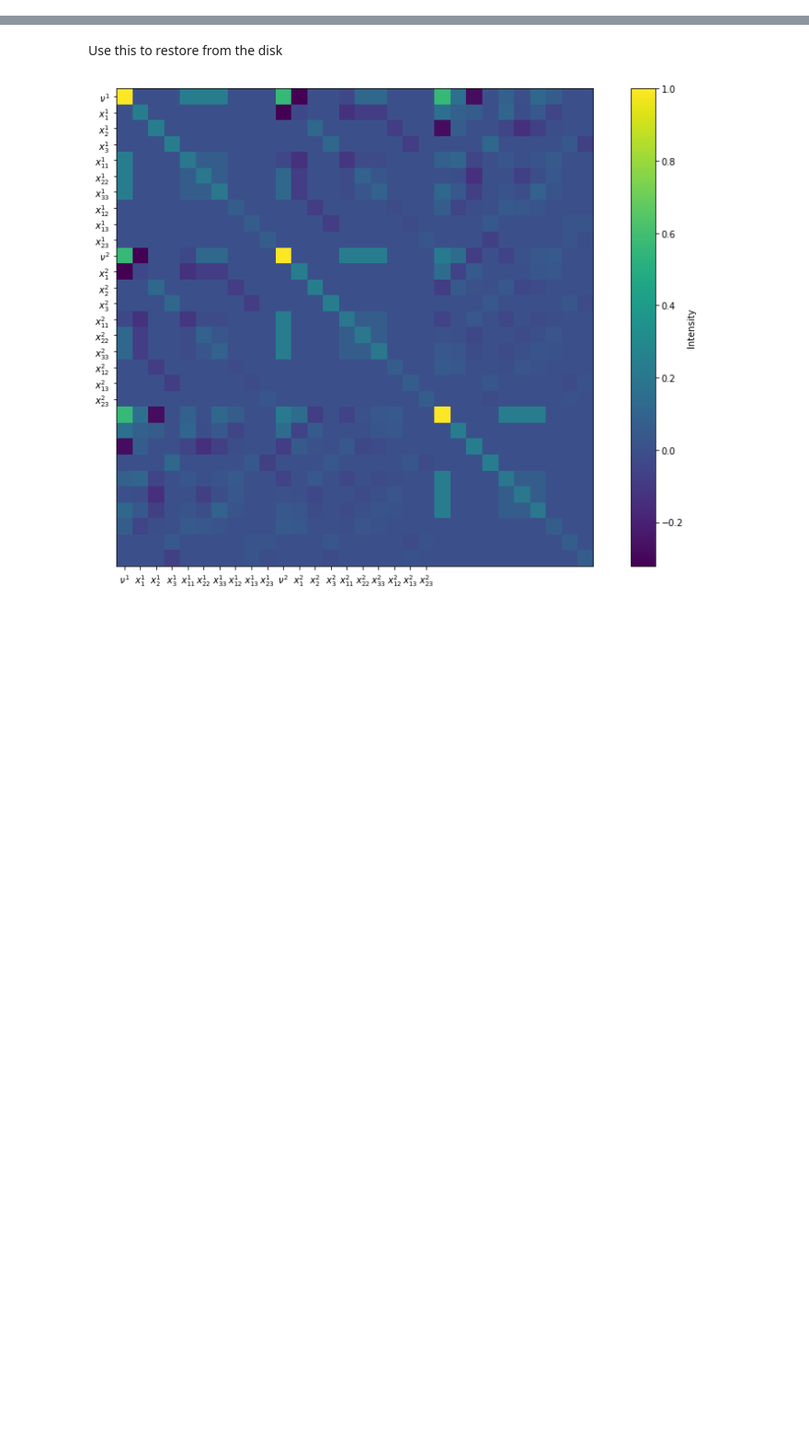
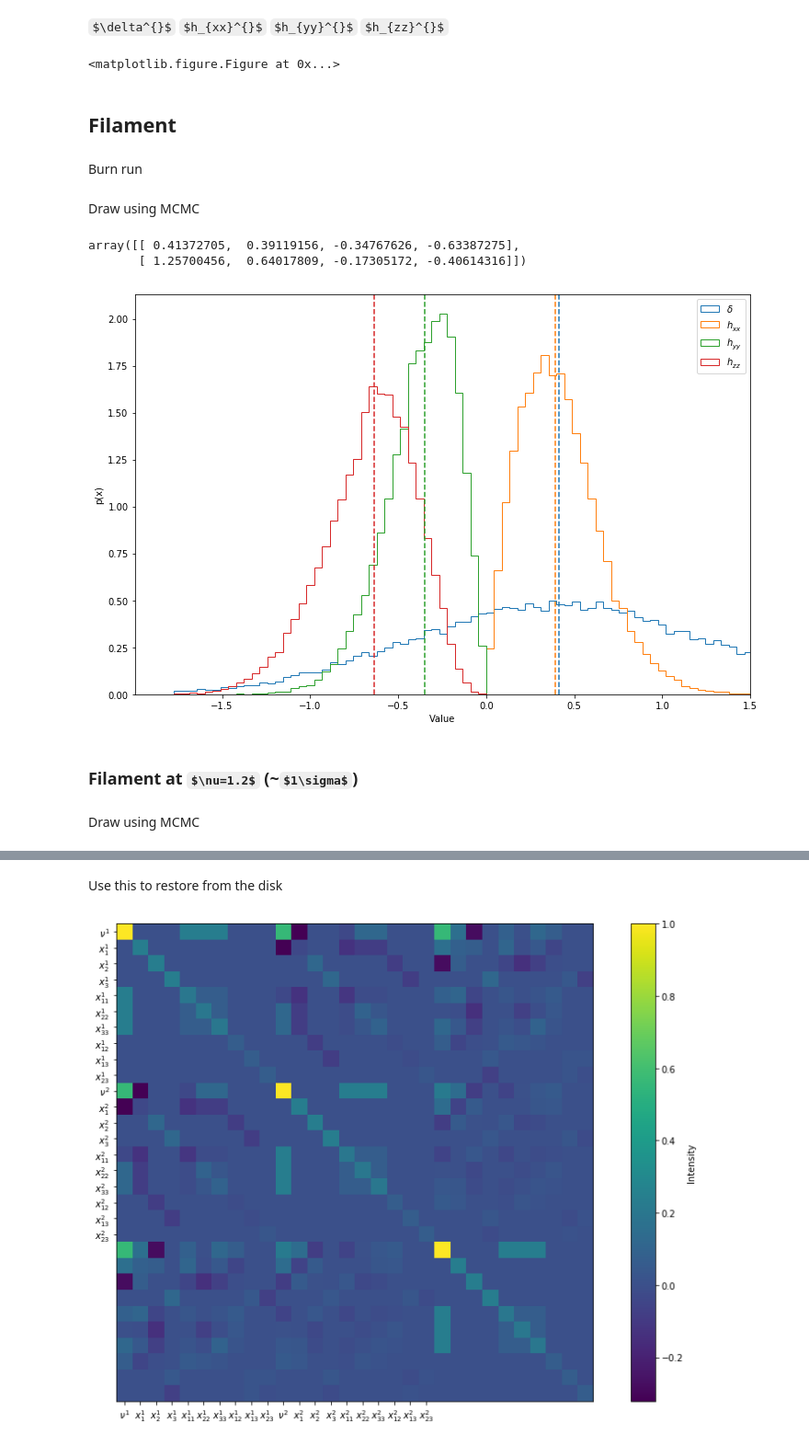
Before and after one commit to cphyc/project_filament_torque, a Jupyter notebook: Non-zero correlation.ipynb, the cells around one changed output, grey strips where cells are left out. Shown: that part at 92% size. Drawn from its saved outputs; the diff is of its cells as text; code cells hidden in the pictures; some formulas as TeX source; blank space fills up the shorter version.

```diff
--- a/Non-zero correlation.ipynb
+++ b/Non-zero correlation.ipynb
@@ -127,0 +377,10 @@ np.savez('covariance.npz', cov=cov, D=D, R=R, Rpts=Rpts, Npts=Npts)
+# %%
+%run code/correlations.py
+C = Correlator()
+D = 0.5    # Mpc/h
+Rwall = 5 # Mpc/h
+Rfil = 5  # Mpc/h
+
+C.add_point([0, 0, 0], ['a'], Rfil)
+C.add_point([D, 0, 0], ['hessian'], Rwall)
+_ = C.cov
@@ -127,0 +432,13 @@ np.savez('covariance.npz', cov=cov, D=D, R=R, Rpts=Rpts, Npts=Npts)
+# %%
+%run code/correlations.py
+C = Correlator()
+R = 5
+C.add_point([0, 0, 0], ['density', 'grad_delta', 'hessian'], R, constrains={
+    'grad_delta': [0, 0, 0],
+    'hessian': [np.nan, np.nan, np.nan, 0, 0, 0],
+}, name='')
+mean, cov = C.mean_c, C.cov_c
+display(Markdown('  '.join(C.labels_c)))
+# %% [output]
+$\delta^{}$  $h_{xx}^{}$  $h_{yy}^{}$  $h_{zz}^{}$
+<matplotlib.figure.Figure at 0x...>
@@ -127,0 +488,26 @@ np.savez('covariance.npz', cov=cov, D=D, R=R, Rpts=Rpts, Npts=Npts)
+# %% [markdown]
+## Filament
+# %% [markdown]
+Burn run
+# %%
+sampler = emcee.EnsembleSampler(nwalkers, ndim, logprob, args=[mean, icov, 1, -1, -1])
+p00 = [np.array((1.2, 1, -1, -2)) + (np.random.rand(4)-0.5) for _ in range(nwalkers)]
+# Burn run
+pos, prob, state = sampler.run_mcmc(p00, nburn)
+sampler.reset()
+# %% [markdown]
+Draw using MCMC
+# %%
+sampler.reset()
+sampler.run_mcmc(pos, ndraw // nwalkers)
+sample = sampler.flatchain
+# %%
+plot(sample)
+plt.xlim(xmax=1.5)
+np.percentile(sample, [50, 68/2+50], axis=0)
+# %% [output]
+array([[ 0.41372705,  0.39119156, -0.34767626, -0.63387275],
+       [ 1.25700456,  0.64017809, -0.17305172, -0.40614316]])
+[figure, added]
+# %% [markdown]
+### Filament at $\nu=1.2$ (~$1\sigma$)
@@ -127,0 +525,2 @@ np.savez('covariance.npz', cov=cov, D=D, R=R, Rpts=Rpts, Npts=Npts)
+# %% [markdown]
+Draw using MCMC
```
Also changed, not shown: parts of 86 cells of this notebook, 1 other file.
